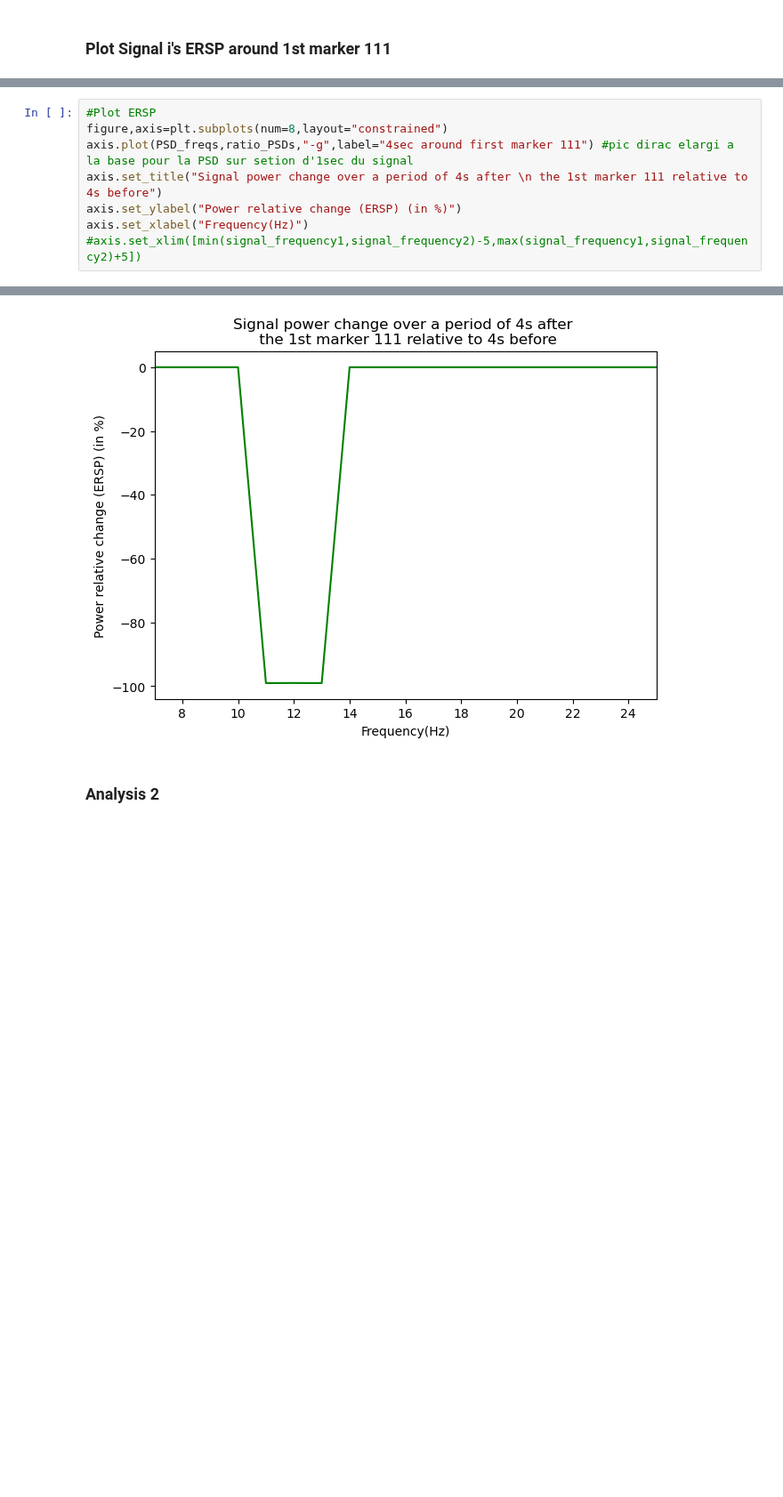
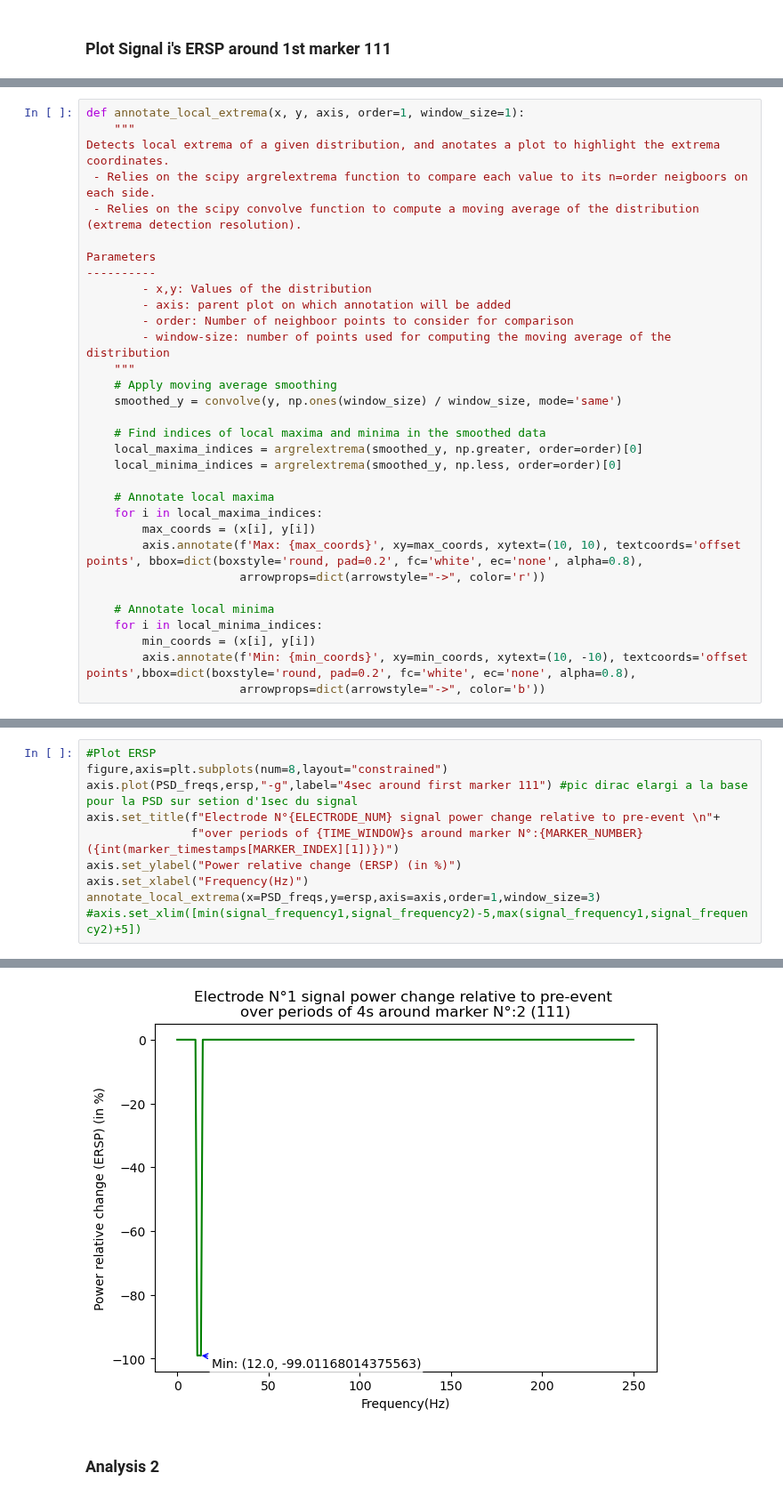
Before and after one commit to iwissemben/Stage_Signal_Physio, a Jupyter notebook: SRC/ERSP_artificial.ipynb, the cells around one changed output, grey strips where cells are left out. Shown at 89% size. Cells and saved outputs as stored; diff of their text form; blank space fills up the shorter version.

```diff
--- a/SRC/ERSP_artificial.ipynb
+++ b/SRC/ERSP_artificial.ipynb
@@ -440,3 +343,35 @@ ratio_PSDs=np.nan_to_num(ratio_PSDs, copy=False, nan=0.0) #manage nan values
+# %%
+def annotate_local_extrema(x, y, axis, order=1, window_size=1):
+    """
+Detects local extrema of a given distribution, and anotates a plot to highlight the extrema coordinates.
+ - Relies on the scipy argrelextrema function to compare each value to its n=order neigboors on each side.
+ - Relies on the scipy convolve function to compute a moving average of the distribution (extrema detection resolution).
+
+Parameters
+----------
+        - x,y: Values of the distribution
+        - axis: parent plot on which annotation will be added
+        - order: Number of neighboor points to consider for comparison
+        - window-size: number of points used for computing the moving average of the distribution
+    """
+    # Apply moving average smoothing
+    smoothed_y = convolve(y, np.ones(window_size) / window_size, mode='same')
+
+    # Find indices of local maxima and minima in the smoothed data
+    local_maxima_indices = argrelextrema(smoothed_y, np.greater, order=order)[0]
+    local_minima_indices = argrelextrema(smoothed_y, np.less, order=order)[0]
+
+    # Annotate local maxima
+    for i in local_maxima_indices:
+        max_coords = (x[i], y[i])
+        axis.annotate(f'Max: {max_coords}', xy=max_coords, xytext=(10, 10), textcoords='offset points', bbox=dict(boxstyle='round, pad=0.2', fc='white', ec='none', alpha=0.8),
+                      arrowprops=dict(arrowstyle="->", color='r'))
+
+    # Annotate local minima
+    for i in local_minima_indices:
+        min_coords = (x[i], y[i])
+        axis.annotate(f'Min: {min_coords}', xy=min_coords, xytext=(10, -10), textcoords='offset points',bbox=dict(boxstyle='round, pad=0.2', fc='white', ec='none', alpha=0.8),
+                      arrowprops=dict(arrowstyle="->", color='b'))
 # %%
 #Plot the difference between PSD after and before
 figure,axis=plt.subplots(num=7,layout="constrained")
@@ -453,9 +392,11 @@ axis.legend()
 # %%
 #Plot ERSP
 figure,axis=plt.subplots(num=8,layout="constrained")
-axis.plot(PSD_freqs,ratio_PSDs,"-g",label="4sec around first marker 111") #pic dirac elargi a la base pour la PSD sur setion d'1sec du signal
-axis.set_title("Signal power change over a period of 4s after \n the 1st marker 111 relative to 4s before")
+axis.plot(PSD_freqs,ersp,"-g",label="4sec around first marker 111") #pic dirac elargi a la base pour la PSD sur setion d'1sec du signal
+axis.set_title(f"Electrode N°{ELECTRODE_NUM} signal power change relative to pre-event \n"+
+               f"over periods of {TIME_WINDOW}s around marker N°:{MARKER_NUMBER} ({int(marker_timestamps[MARKER_INDEX][1])})")
 axis.set_ylabel("Power relative change (ERSP) (in %)")
 axis.set_xlabel("Frequency(Hz)")
+annotate_local_extrema(x=PSD_freqs,y=ersp,axis=axis,order=1,window_size=3)
 #axis.set_xlim([min(signal_frequency1,signal_frequency2)-5,max(signal_frequency1,signal_frequency2)+5])
 # %% [output]
@@ -463,4 +403,4 @@ axis.set_xlabel("Frequency(Hz)")
-[figure, old version]
+[figure, new version]
 # %% [markdown]
 ### Analysis 2<a   name="analysis2new"></a>
 # %% [markdown]
```
Also changed, not shown: parts of 32 cells of this notebook.
